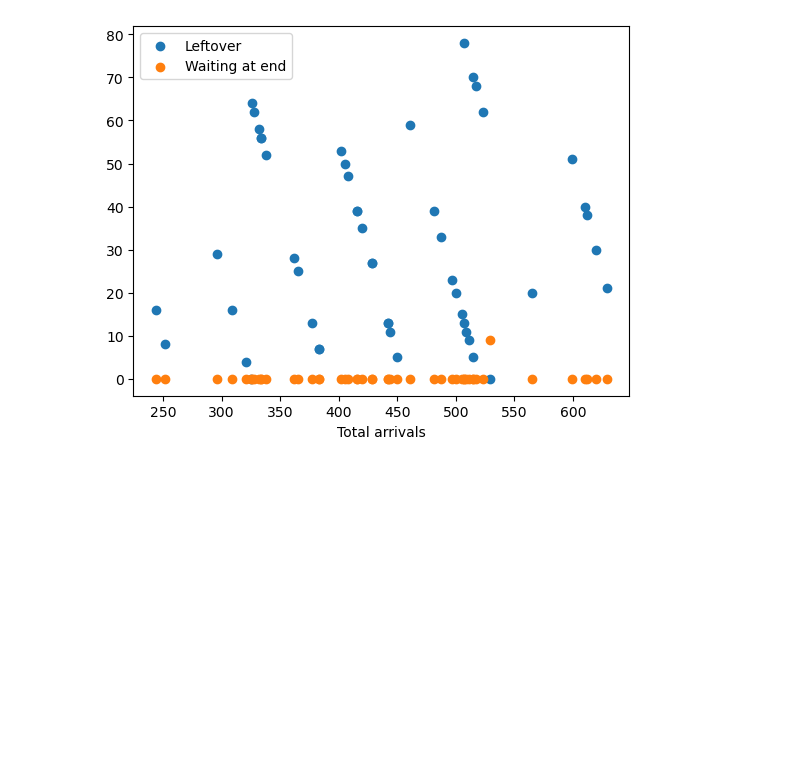
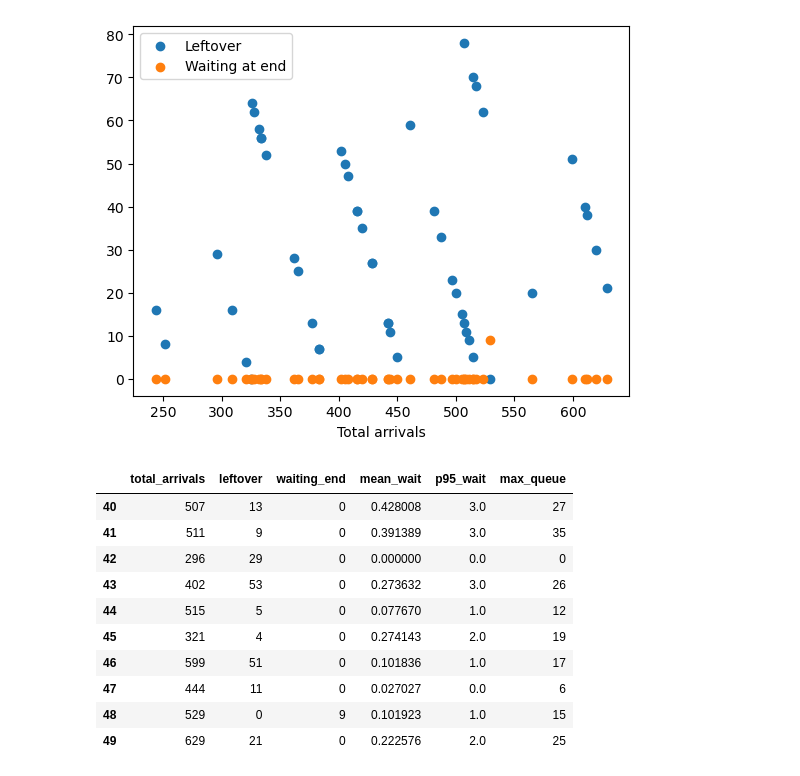
Before and after one commit to suzaladhikari/cafeteria_simulation, a Jupyter notebook: machinelearningsim.ipynb, the cells around one changed output. Cells and saved outputs as stored; diff of their text form; code cells hidden in the pictures; blank space fills up the shorter version.

```diff
--- a/machinelearningsim.ipynb
+++ b/machinelearningsim.ipynb
@@ -277,3 +277,17 @@ mean_wait             0.264694
 p95_wait              0.286177
 max_queue             0.366442
 [figure]
+# %%
+summary.tail(10)
+# %% [output]
+|  | total_arrivals | leftover | waiting_end | mean_wait | p95_wait | max_queue |
+| 40 | 507 | 13 | 0 | 0.428008 | 3.0 | 27 |
+| 41 | 511 | 9 | 0 | 0.391389 | 3.0 | 35 |
+| 42 | 296 | 29 | 0 | 0.000000 | 0.0 | 0 |
+| 43 | 402 | 53 | 0 | 0.273632 | 3.0 | 26 |
+| 44 | 515 | 5 | 0 | 0.077670 | 1.0 | 12 |
+| 45 | 321 | 4 | 0 | 0.274143 | 2.0 | 19 |
+| 46 | 599 | 51 | 0 | 0.101836 | 1.0 | 17 |
+| 47 | 444 | 11 | 0 | 0.027027 | 0.0 | 6 |
+| 48 | 529 | 0 | 9 | 0.101923 | 1.0 | 15 |
+| 49 | 629 | 21 | 0 | 0.222576 | 2.0 | 25 |
```
Also changed, not shown: 1 other file.
